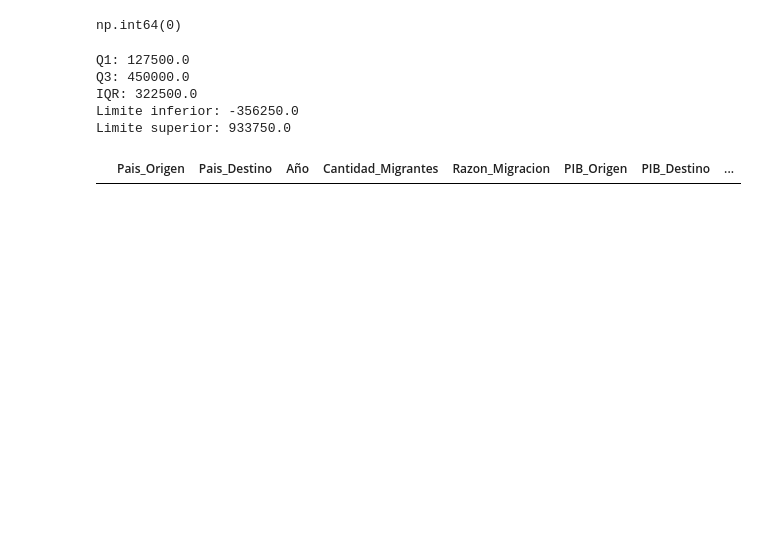
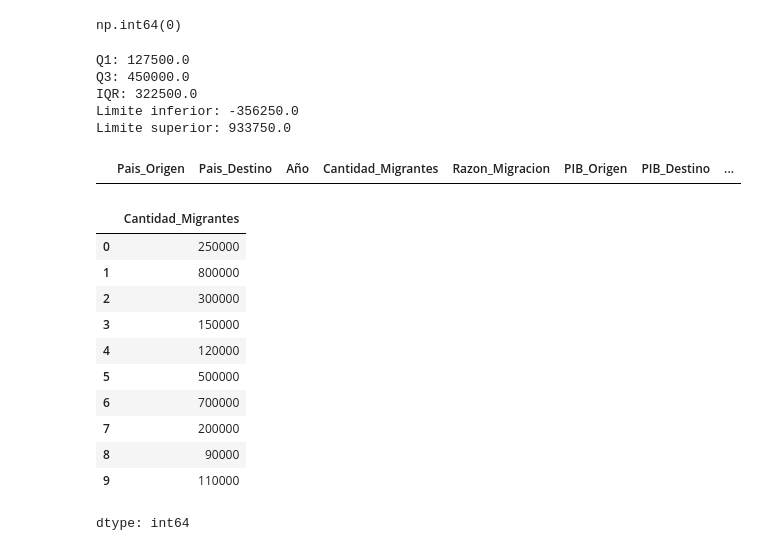
Before and after one commit to AenimaLabs/CienciaDatos0067, a Jupyter notebook: Evaluacion_Final_M3.ipynb, the cells around one changed output. Saved outputs shown, nothing was run; the diff lists cells and outputs as text; code cells hidden in the pictures; blank space fills up the shorter version.

```diff
--- a/Evaluacion_Final_M3.ipynb
+++ b/Evaluacion_Final_M3.ipynb
@@ -288,6 +288,22 @@ outliers
 #no tiene ninguno, y eso es muy fome, mejor creamos uno
 # %% [output]
 |  | Pais_Origen | Pais_Destino | Año | Cantidad_Migrantes | Razon_Migracion | PIB_Origen | PIB_Destino | ... |
+# %%
+# type(migracion_limpia['Cantidad_Migrantes'])
+display(migracion_limpia['Cantidad_Migrantes'])
+# %% [output]
+|  | Cantidad_Migrantes |
+| 0 | 250000 |
+| 1 | 800000 |
+| 2 | 300000 |
+| 3 | 150000 |
+| 4 | 120000 |
+| 5 | 500000 |
+| 6 | 700000 |
+| 7 | 200000 |
+| 8 | 90000 |
+| 9 | 110000 |
+dtype: int64
 # %%
 # Modificar el valor de la primera fila en 'Cantidad_Migrantes' para crear un outlier
 # Puedes elegir un valor significativamente mayor que el limite superior calculado (933750.0)
```
Also changed, not shown: parts of 10 cells of this notebook.
